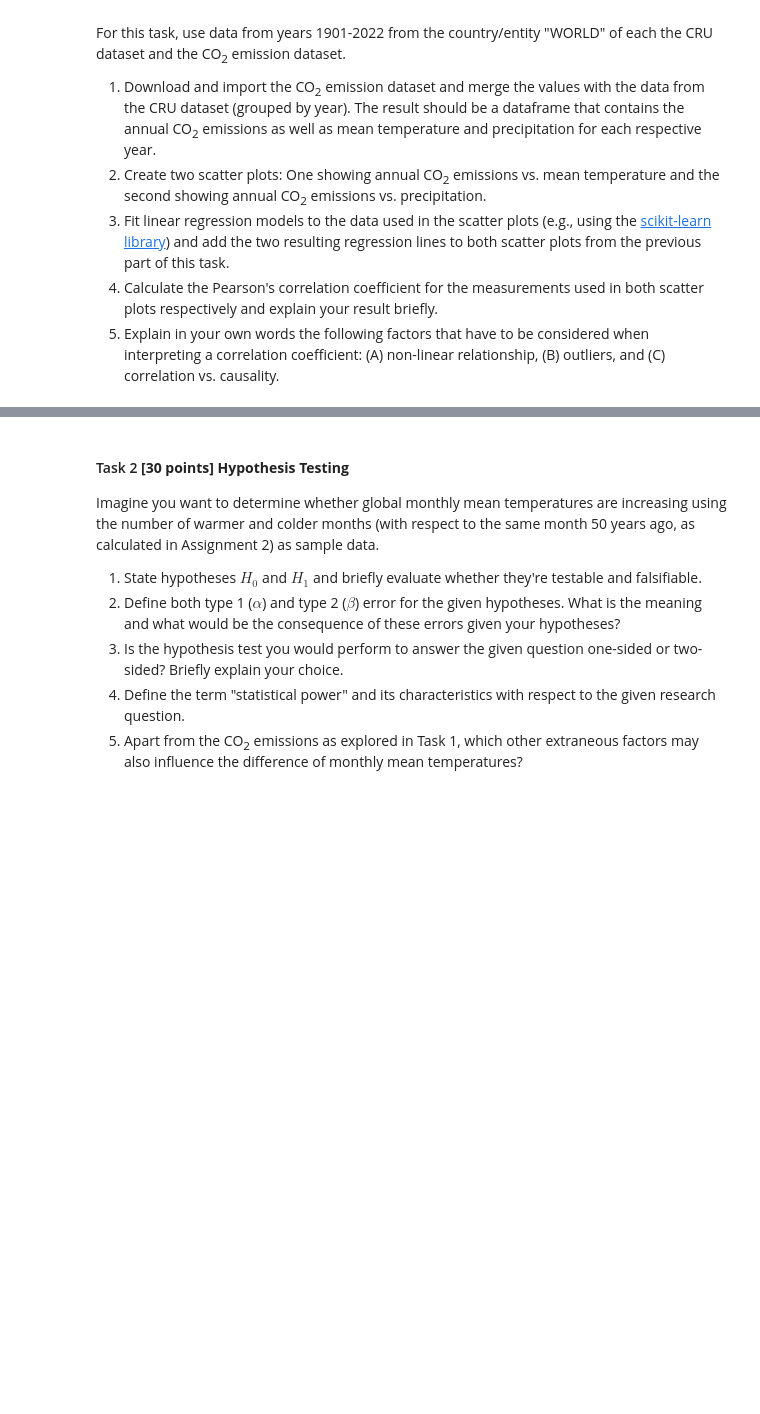
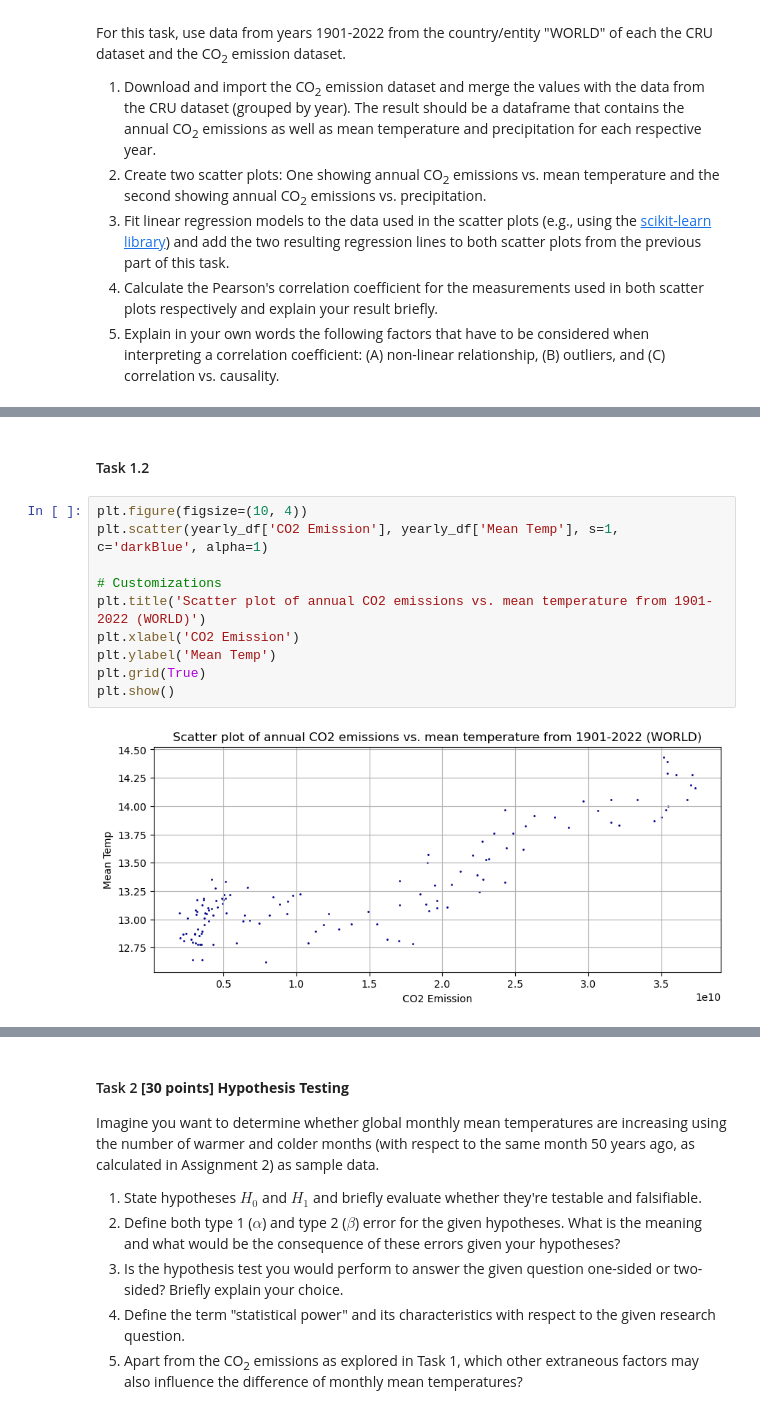
Before and after one commit to mpn1008/RM_assignments, a Jupyter notebook: RM_A03_Group_B/RM_A03_Group.ipynb, the cells around one changed output, grey strips where cells are left out. Drawn from its saved outputs; the diff is of its cells as text; blank space fills up the shorter version.

```diff
--- a/RM_A03_Group_B/RM_A03_Group.ipynb
+++ b/RM_A03_Group_B/RM_A03_Group.ipynb
@@ -54,0 +106,14 @@ For this task, use data from years 1901-2022 from the country/entity "WORLD" of
+# %% [markdown]
+#### Task 1.2
+# %%
+plt.figure(figsize=(10, 4))
+plt.scatter(yearly_df['CO2 Emission'], yearly_df['Mean Temp'], s=1, c='darkBlue', alpha=1)
+
+# Customizations
+plt.title('Scatter plot of annual CO2 emissions vs. mean temperature from 1901-2022 (WORLD)')
+plt.xlabel('CO2 Emission')
+plt.ylabel('Mean Temp')
+plt.grid(True)
+plt.show()
+# %% [output]
+[figure, added]
```
Also changed, not shown: parts of 13 cells of this notebook.
